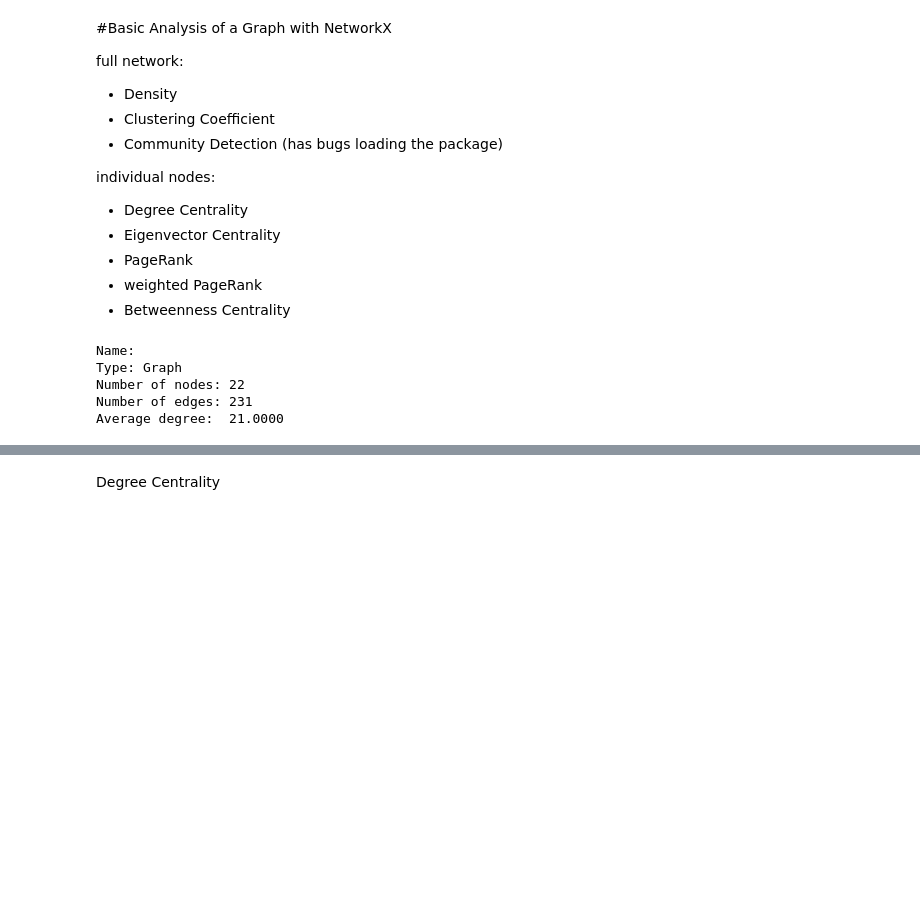
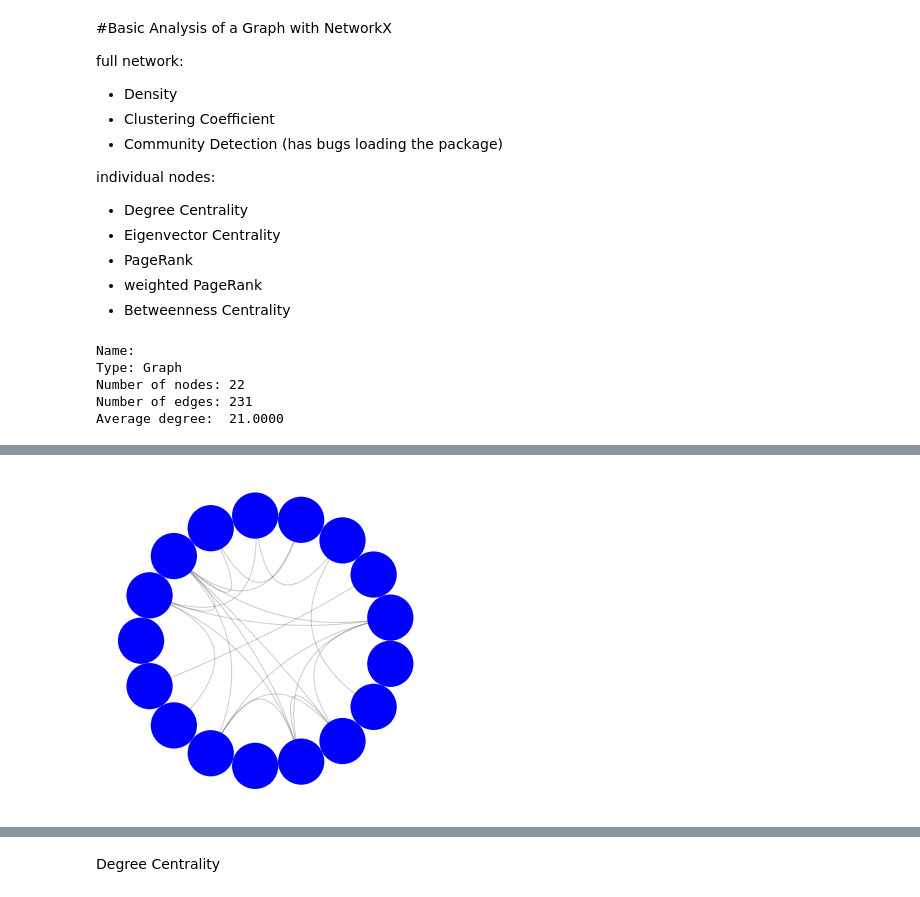
Before and after one commit to Silasueber/project2021, a Jupyter notebook: basic_graph_analysis.ipynb, the cells around one changed output, grey strips where cells are left out. Saved outputs shown, nothing was run; the diff lists cells and outputs as text; code cells hidden in the pictures; blank space fills up the shorter version.

```diff
--- a/basic_graph_analysis.ipynb
+++ b/basic_graph_analysis.ipynb
@@ -59,0 +87,7 @@ nx.draw(G)
+# %%
+
+c = nv.plots.CircosPlot(G, node_order='followerCount')
+c.draw()
+plt.show()
+# %% [output]
+[figure, added]
```
Also changed, not shown: parts of 25 cells of this notebook.
